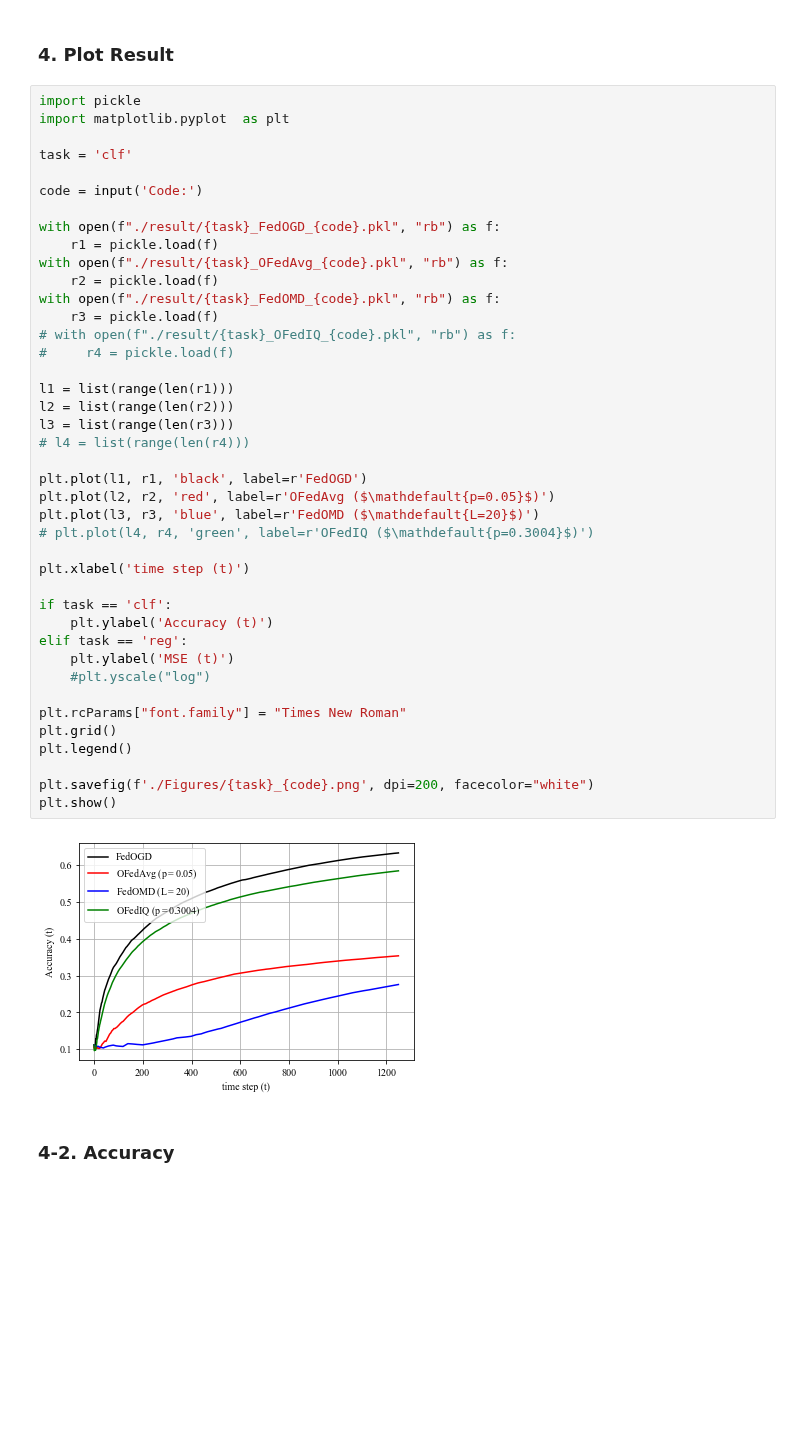
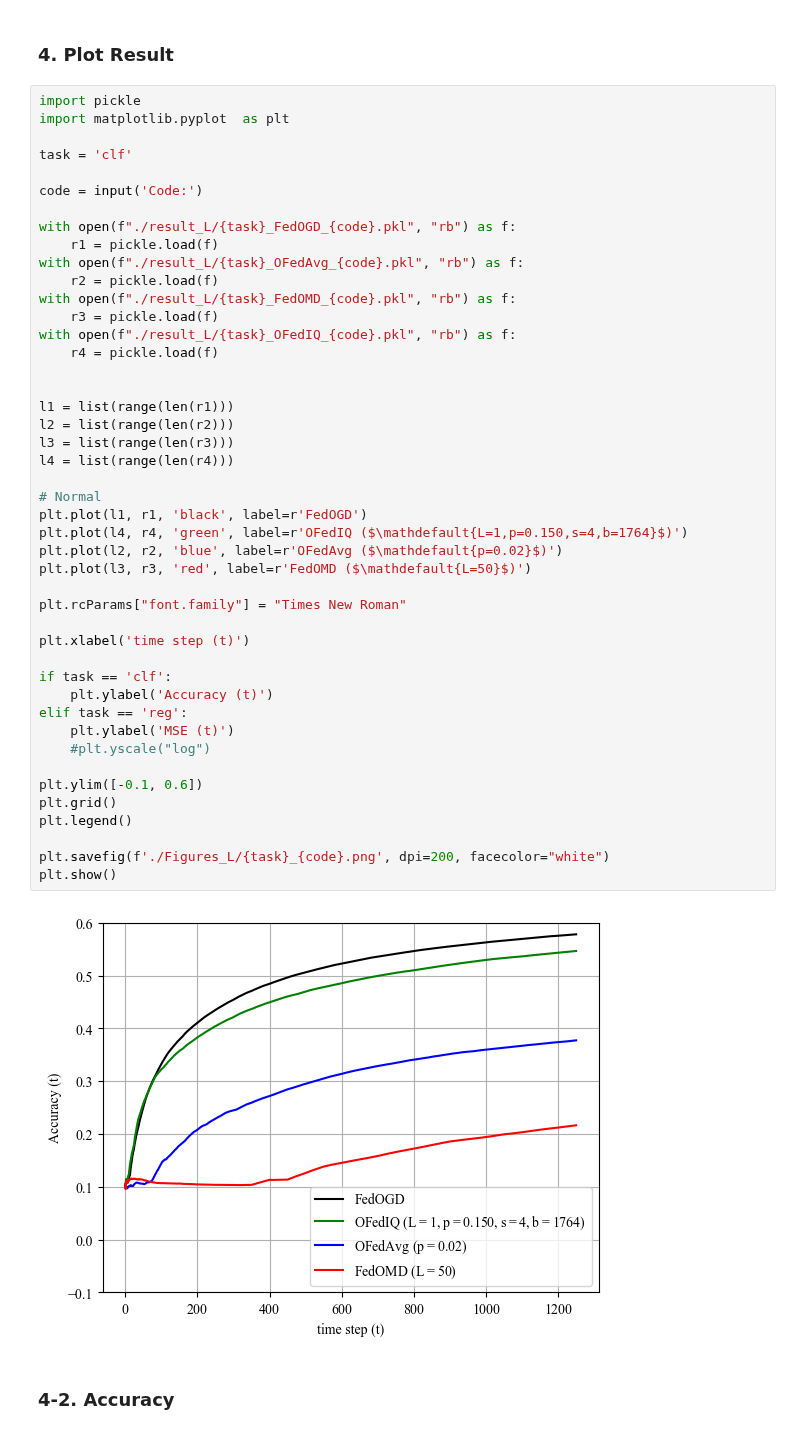
Before and after one commit to IISL-HYU/RegretAnalysis_OFL, a Jupyter notebook: Experiments.ipynb, the cells around one changed output. Drawn from its saved outputs; the diff is of its cells as text; blank space fills up the shorter version.

```diff
--- a/Experiments.ipynb
+++ b/Experiments.ipynb
@@ -96,45 +96,49 @@ for i, model in enumerate(Model_list):
 import pickle
 import matplotlib.pyplot  as plt
 
 task = 'clf'
 
 code = input('Code:')
 
-with open(f"./result/{task}_FedOGD_{code}.pkl", "rb") as f:
+with open(f"./result_L/{task}_FedOGD_{code}.pkl", "rb") as f:
     r1 = pickle.load(f)
-with open(f"./result/{task}_OFedAvg_{code}.pkl", "rb") as f:
+with open(f"./result_L/{task}_OFedAvg_{code}.pkl", "rb") as f:
     r2 = pickle.load(f)
-with open(f"./result/{task}_FedOMD_{code}.pkl", "rb") as f:
+with open(f"./result_L/{task}_FedOMD_{code}.pkl", "rb") as f:
     r3 = pickle.load(f)
-# with open(f"./result/{task}_OFedIQ_{code}.pkl", "rb") as f:
-#     r4 = pickle.load(f)
+with open(f"./result_L/{task}_OFedIQ_{code}.pkl", "rb") as f:
+    r4 = pickle.load(f)
+
 
 l1 = list(range(len(r1)))
 l2 = list(range(len(r2)))
 l3 = list(range(len(r3)))
-# l4 = list(range(len(r4)))
+l4 = list(range(len(r4)))
 
+# Normal
 plt.plot(l1, r1, 'black', label=r'FedOGD')
-plt.plot(l2, r2, 'red', label=r'OFedAvg ($\mathdefault{p=0.05}$)')
-plt.plot(l3, r3, 'blue', label=r'FedOMD ($\mathdefault{L=20}$)')
-# plt.plot(l4, r4, 'green', label=r'OFedIQ ($\mathdefault{p=0.3004}$)')
+plt.plot(l4, r4, 'green', label=r'OFedIQ ($\mathdefault{L=1,p=0.150,s=4,b=1764}$)')
+plt.plot(l2, r2, 'blue', label=r'OFedAvg ($\mathdefault{p=0.02}$)')
+plt.plot(l3, r3, 'red', label=r'FedOMD ($\mathdefault{L=50}$)')
+
+plt.rcParams["font.family"] = "Times New Roman"
 
 plt.xlabel('time step (t)')
 
 if task == 'clf':
     plt.ylabel('Accuracy (t)')
 elif task == 'reg':
     plt.ylabel('MSE (t)')
     #plt.yscale("log")
 
-plt.rcParams["font.family"] = "Times New Roman"
+plt.ylim([-0.1, 0.6])
 plt.grid()
 plt.legend()
 
-plt.savefig(f'./Figures/{task}_{code}.png', dpi=200, facecolor="white")
+plt.savefig(f'./Figures_L/{task}_{code}.png', dpi=200, facecolor="white")
 plt.show()
 # %% [output]
-[figure, old version]
+[figure, new version]
 # %% [markdown]
 ### 4-2. Accuracy
 # %%
```
Also changed, not shown: 6 other files.
